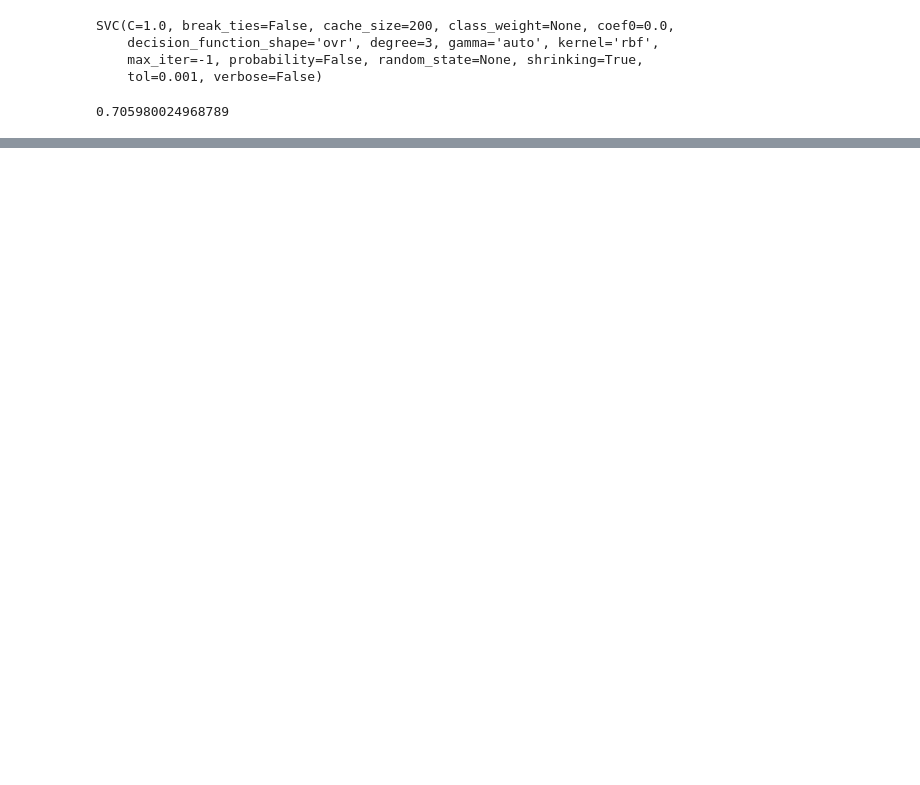
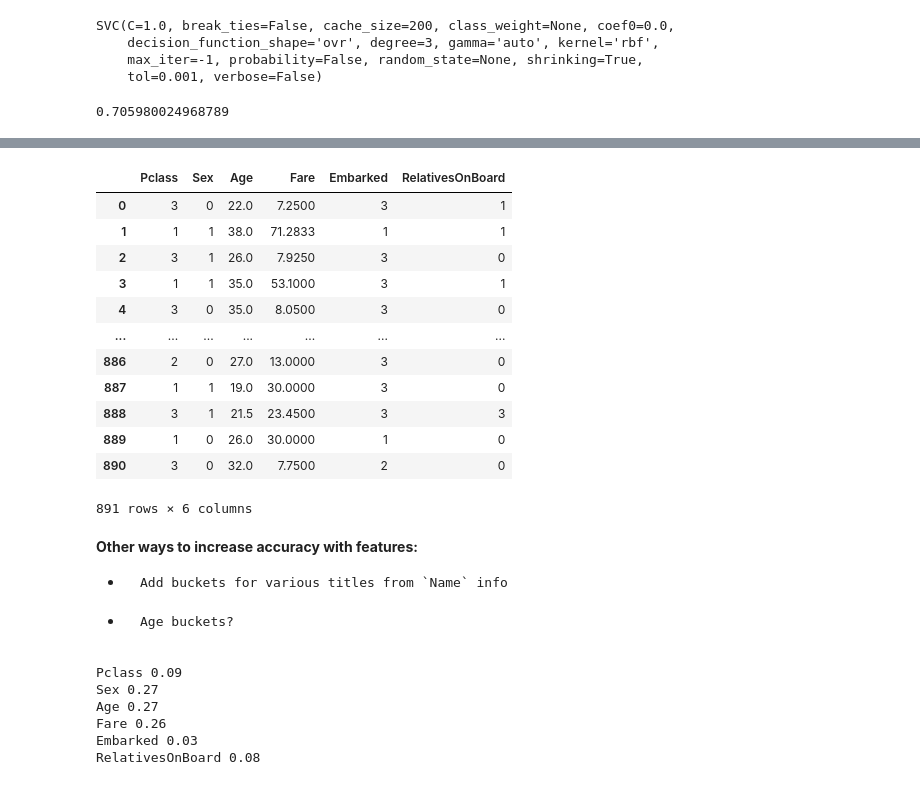
Before and after one commit to bmmcconn/Python-examples, a Jupyter notebook: TitanicSurvivalPrediction.ipynb, the cells around one changed output, grey strips where cells are left out. Saved outputs shown, nothing was run; the diff lists cells and outputs as text; code cells hidden in the pictures; blank space fills up the shorter version.

```diff
--- a/TitanicSurvivalPrediction.ipynb
+++ b/TitanicSurvivalPrediction.ipynb
@@ -298,0 +483,23 @@ plt.show()
+# %%
+X_train2 = X_train.copy()
+X_train2.drop(['SibSp', 'Parch'], axis=1, inplace=True)
+X_train2['RelativesOnBoard'] = X_train['SibSp'] + X_train['Parch']
+X_train2
+# %% [output]
+|  | Pclass | Sex | Age | Fare | Embarked | RelativesOnBoard |
+| 0 | 3 | 0 | 22.0 | 7.2500 | 3 | 1 |
+| 1 | 1 | 1 | 38.0 | 71.2833 | 1 | 1 |
+| 2 | 3 | 1 | 26.0 | 7.9250 | 3 | 0 |
+| 3 | 1 | 1 | 35.0 | 53.1000 | 3 | 1 |
+| 4 | 3 | 0 | 35.0 | 8.0500 | 3 | 0 |
+| ... | ... | ... | ... | ... | ... | ... |
+| 886 | 2 | 0 | 27.0 | 13.0000 | 3 | 0 |
+| 887 | 1 | 1 | 19.0 | 30.0000 | 3 | 0 |
+| 888 | 3 | 1 | 21.5 | 23.4500 | 3 | 3 |
+| 889 | 1 | 0 | 26.0 | 30.0000 | 1 | 0 |
+| 890 | 3 | 0 | 32.0 | 7.7500 | 2 | 0 |
+891 rows × 6 columns
+# %% [markdown]
+**Other ways to increase accuracy with features:**
+*     Add buckets for various titles from `Name` info
+*     Age buckets?
@@ -298,0 +512,11 @@ plt.show()
+# %%
+forest_clf.fit(X_train2, y_train)
+for name, score in zip(X_train2.columns, forest_clf.feature_importances_):
+    print(name, round(score,2))
+# %% [output]
+Pclass 0.09
+Sex 0.27
+Age 0.27
+Fare 0.26
+Embarked 0.03
+RelativesOnBoard 0.08
```
Also changed, not shown: parts of 43 cells of this notebook.
